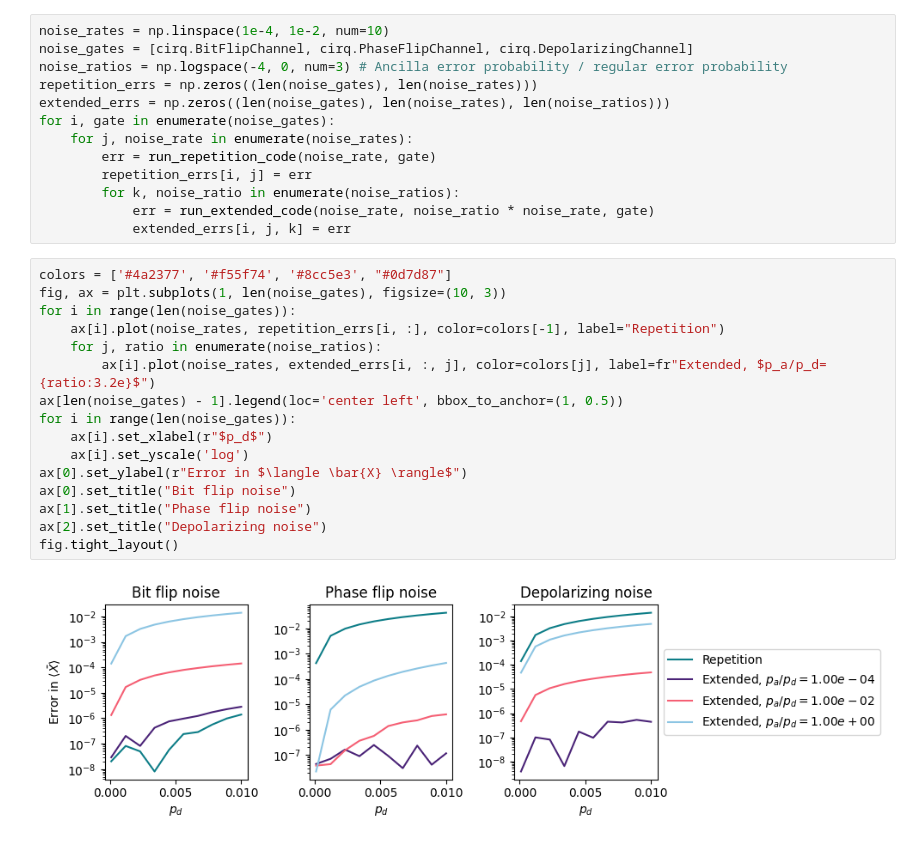
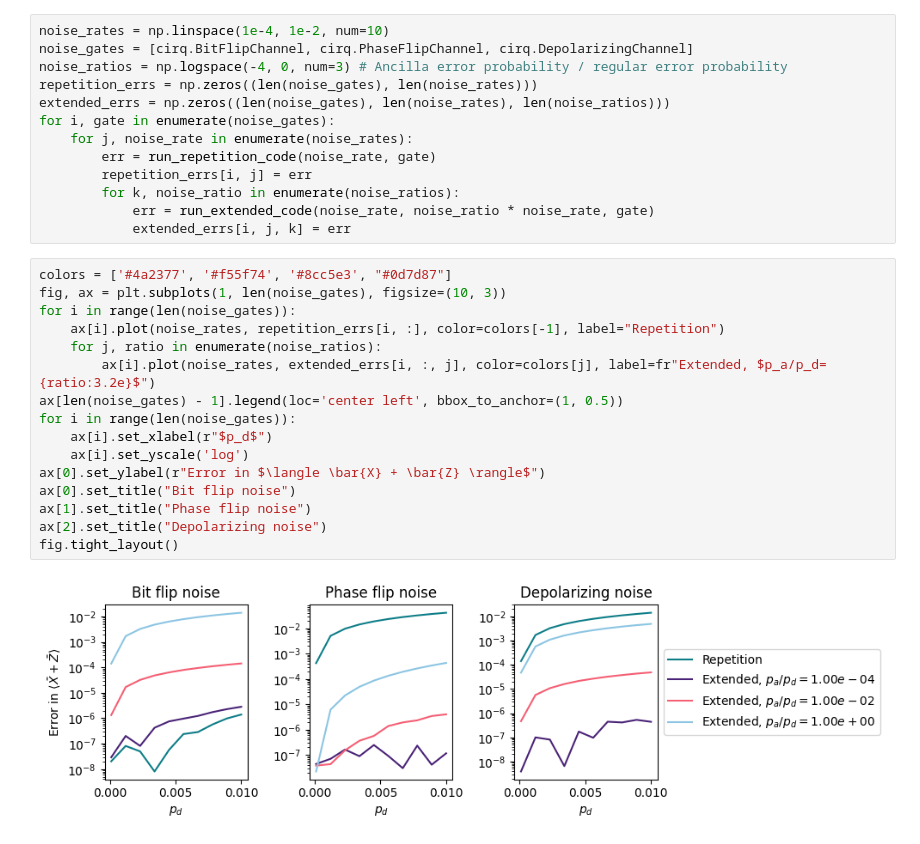
Before and after one commit to bdalfavero/encoded, a Jupyter notebook: experiments/expanded_repetition/memory_v2.ipynb, the cells around one changed output. Cells and saved outputs as stored; diff of their text form.

Commit message:
Updated y-axis label on the plot.

```diff
--- a/experiments/expanded_repetition/memory_v2.ipynb
+++ b/experiments/expanded_repetition/memory_v2.ipynb
@@ -156,18 +156,18 @@ for i, gate in enumerate(noise_gates):
 # %%
 colors = ['#4a2377', '#f55f74', '#8cc5e3', "#0d7d87"]
 fig, ax = plt.subplots(1, len(noise_gates), figsize=(10, 3))
 for i in range(len(noise_gates)):
     ax[i].plot(noise_rates, repetition_errs[i, :], color=colors[-1], label="Repetition")
     for j, ratio in enumerate(noise_ratios):
         ax[i].plot(noise_rates, extended_errs[i, :, j], color=colors[j], label=fr"Extended, $p_a/p_d={ratio:3.2e}$")
 ax[len(noise_gates) - 1].legend(loc='center left', bbox_to_anchor=(1, 0.5))
 for i in range(len(noise_gates)):
     ax[i].set_xlabel(r"$p_d$")
     ax[i].set_yscale('log')
-ax[0].set_ylabel(r"Error in $\langle \bar{X} \rangle$")
+ax[0].set_ylabel(r"Error in $\langle \bar{X} + \bar{Z} \rangle$")
 ax[0].set_title("Bit flip noise")
 ax[1].set_title("Phase flip noise")
 ax[2].set_title("Depolarizing noise")
 fig.tight_layout()
 # %% [output]
-[figure, old version]
+[figure, new version]
```
